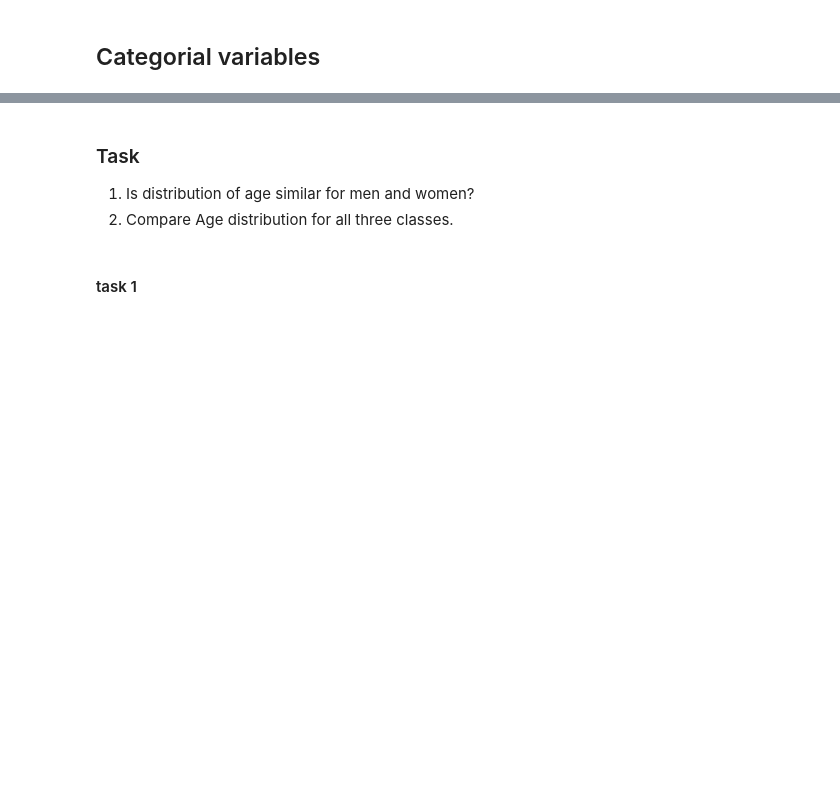
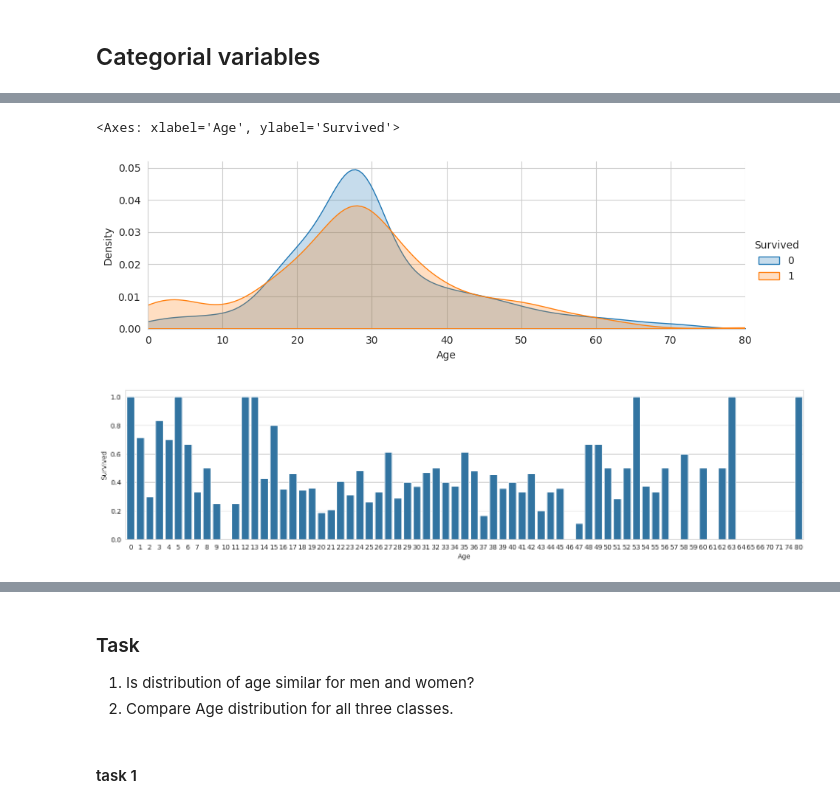
Before and after one commit to adasegroup/ML2025_seminars, a Jupyter notebook: Seminar_01/seminar01-solution.ipynb, the cells around one changed output, grey strips where cells are left out. Saved outputs shown, nothing was run; the diff lists cells and outputs as text; code cells hidden in the pictures; blank space fills up the shorter version.

```diff
--- a/Seminar_01/seminar01-solution.ipynb
+++ b/Seminar_01/seminar01-solution.ipynb
@@ -256,16 +478,20 @@ titanic_dataframe['Age'].hist(bins=70, ax=axis2)
 # %%
 # .... continue with plotting of Age column
 
 # peaks for survived/not survived passengers by their age
 facet = sns.FacetGrid(titanic_dataframe, hue="Survived", aspect=3)
-facet.map(sns.kdeplot, 'Age', shade=True)
+facet.map(sns.kdeplot, 'Age', fill=True)
 facet.set(xlim=(0, titanic_dataframe['Age'].max()))
 facet.add_legend()
 
 # average survived passengers by age
 figure_handle, axis1 = plt.subplots(1, 1, figsize=(18, 4))
 average_age = titanic_dataframe[["Age", "Survived"]].groupby(['Age'], as_index=False).mean()
 sns.barplot(x='Age', y='Survived', data=average_age)
+# %% [output]
+<Axes: xlabel='Age', ylabel='Survived'>
+[figure, added]
+[figure, added]
 # %%
 # Instead of having two columns Parch & SibSp,
 # we can have only one column that represents if a passenger had any family member aboard or not,
```
Also changed, not shown: parts of 38 cells of this notebook.
